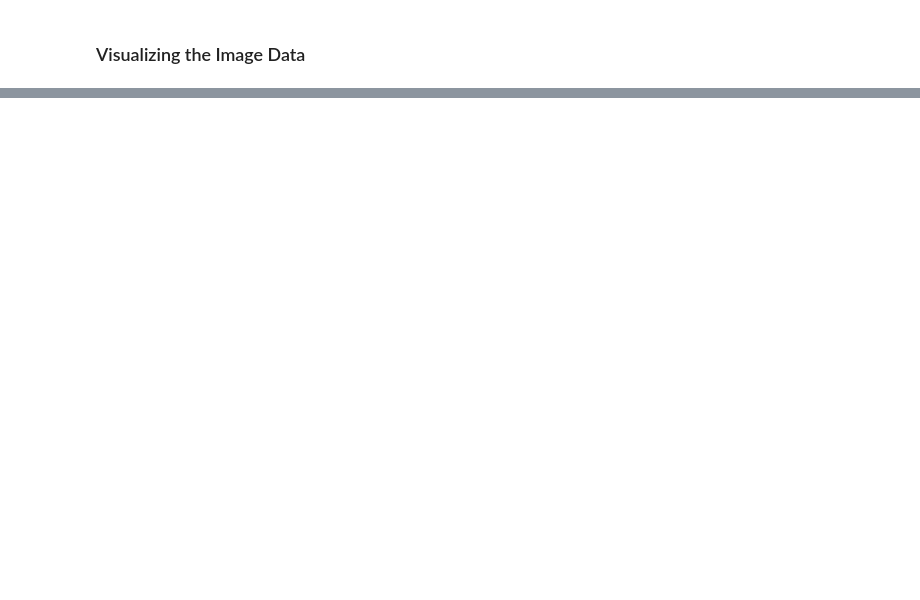
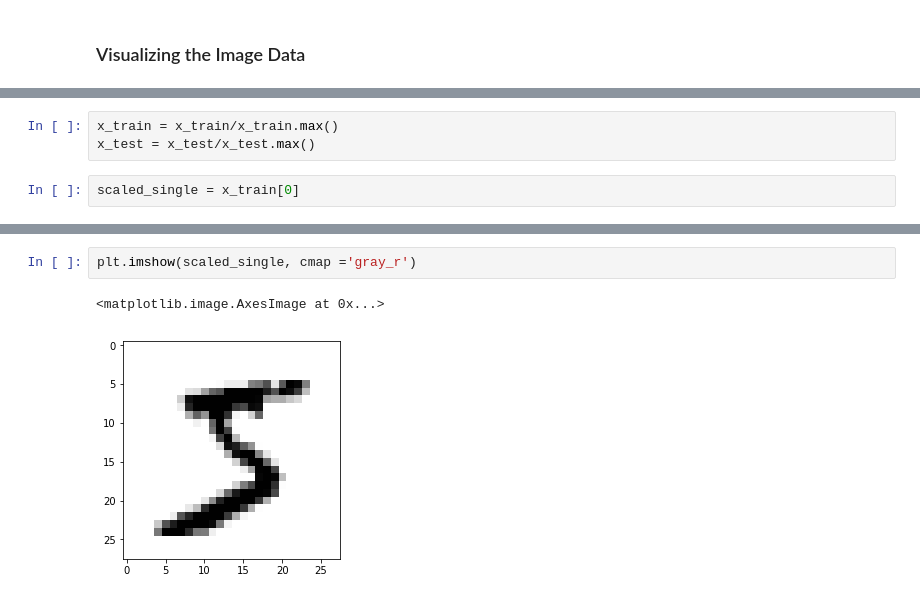
Before and after one commit to AnshMittal1811/Computer-Vision-with-OpenCV-DL, a Jupyter notebook: 07 Deep Learning.ipynb, the cells around one changed output, grey strips where cells are left out. Saved outputs shown, nothing was run; the diff lists cells and outputs as text; blank space fills up the shorter version.

```diff
--- a/07 Deep Learning.ipynb
+++ b/07 Deep Learning.ipynb
@@ -372,0 +448,5 @@ Reshape to include channel dimension (in this case, 1 channel)
+# %%
+x_train = x_train/x_train.max()
+x_test = x_test/x_test.max()
+# %%
+scaled_single = x_train[0]
@@ -372,0 +477,5 @@ Reshape to include channel dimension (in this case, 1 channel)
+# %%
+plt.imshow(scaled_single, cmap ='gray_r')
+# %% [output]
+<matplotlib.image.AxesImage at 0x...>
+[figure, added]
```
Also changed, not shown: parts of 104 cells of this notebook, 2 other files.
